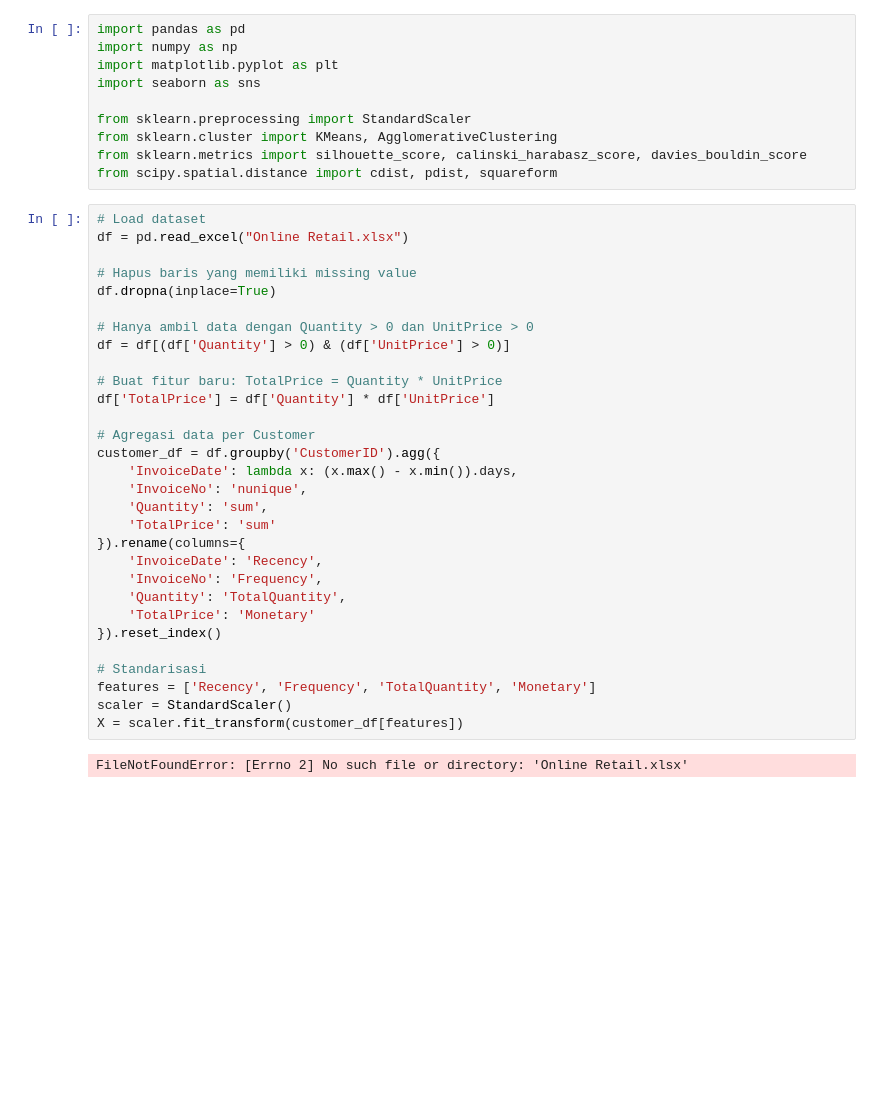
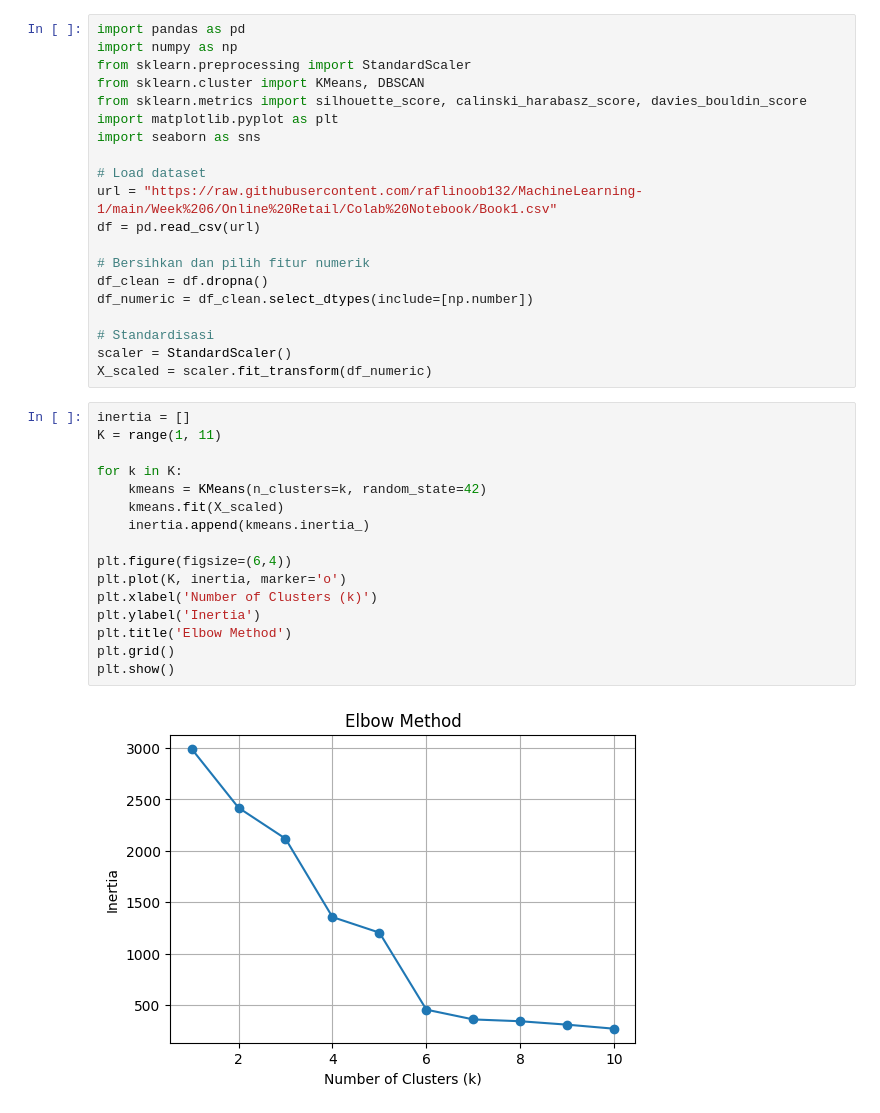
Before and after one commit to raflinoob132/MachineLearning-1, a Jupyter notebook: Week 6/Online Retail/Colab Notebook/Data_Clustering_Online_Retail.ipynb, the cells around one changed output. Cells and saved outputs as stored; diff of their text form; blank space fills up the shorter version.

```diff
--- a/Week 6/Online Retail/Colab Notebook/Data_Clustering_Online_Retail.ipynb
+++ b/Week 6/Online Retail/Colab Notebook/Data_Clustering_Online_Retail.ipynb
@@ -1,44 +1,40 @@
 # %% [markdown]
 <a href="https://colab.research.google.com/github/raflinoob132/MachineLearning-1/blob/main/Week%206/Online%20Retail/Colab%20Notebook/Data_Clustering_Online_Retail.ipynb" target="_parent"><img src="https://colab.research.google.com/assets/colab-badge.svg" alt="Open In Colab"/></a>
-# %%
-import pandas as pd
-import numpy as np
-import matplotlib.pyplot as plt
-import seaborn as sns
-
-from sklearn.preprocessing import StandardScaler
-from sklearn.cluster import KMeans, AgglomerativeClustering
-from sklearn.metrics import silhouette_score, calinski_harabasz_score, davies_bouldin_score
-from scipy.spatial.distance import cdist, pdist, squareform
-# %%
-# Load dataset
-df = pd.read_excel("Online Retail.xlsx")
-
-# Hapus baris yang memiliki missing value
-df.dropna(inplace=True)
-
-# Hanya ambil data dengan Quantity > 0 dan UnitPrice > 0
-df = df[(df['Quantity'] > 0) & (df['UnitPrice'] > 0)]
-
-# Buat fitur baru: TotalPrice = Quantity * UnitPrice
-df['TotalPrice'] = df['Quantity'] * df['UnitPrice']
-
-# Agregasi data per Customer
-customer_df = df.groupby('CustomerID').agg({
-    'InvoiceDate': lambda x: (x.max() - x.min()).days,
-    'InvoiceNo': 'nunique',
-    'Quantity': 'sum',
-    'TotalPrice': 'sum'
-}).rename(columns={
-    'InvoiceDate': 'Recency',
-    'InvoiceNo': 'Frequency',
-    'Quantity': 'TotalQuantity',
-    'TotalPrice': 'Monetary'
-}).reset_index()
-
-# Standarisasi
-features = ['Recency', 'Frequency', 'TotalQuantity', 'Monetary']
-scaler = StandardScaler()
-X = scaler.fit_transform(customer_df[features])
-# %% [output]
-FileNotFoundError: [Errno 2] No such file or directory: 'Online Retail.xlsx'
+# %%
+import pandas as pd
+import numpy as np
+from sklearn.preprocessing import StandardScaler
+from sklearn.cluster import KMeans, DBSCAN
+from sklearn.metrics import silhouette_score, calinski_harabasz_score, davies_bouldin_score
+import matplotlib.pyplot as plt
+import seaborn as sns
+
+# Load dataset
+url = "https://raw.githubusercontent.com/raflinoob132/MachineLearning-1/main/Week%206/Online%20Retail/Colab%20Notebook/Book1.csv"
+df = pd.read_csv(url)
+
+# Bersihkan dan pilih fitur numerik
+df_clean = df.dropna()
+df_numeric = df_clean.select_dtypes(include=[np.number])
+
+# Standardisasi
+scaler = StandardScaler()
+X_scaled = scaler.fit_transform(df_numeric)
+# %%
+inertia = []
+K = range(1, 11)
+
+for k in K:
+    kmeans = KMeans(n_clusters=k, random_state=42)
+    kmeans.fit(X_scaled)
+    inertia.append(kmeans.inertia_)
+
+plt.figure(figsize=(6,4))
+plt.plot(K, inertia, marker='o')
+plt.xlabel('Number of Clusters (k)')
+plt.ylabel('Inertia')
+plt.title('Elbow Method')
+plt.grid()
+plt.show()
+# %% [output]
+[figure, added]
```
Also changed, not shown: parts of 2 cells of this notebook.
